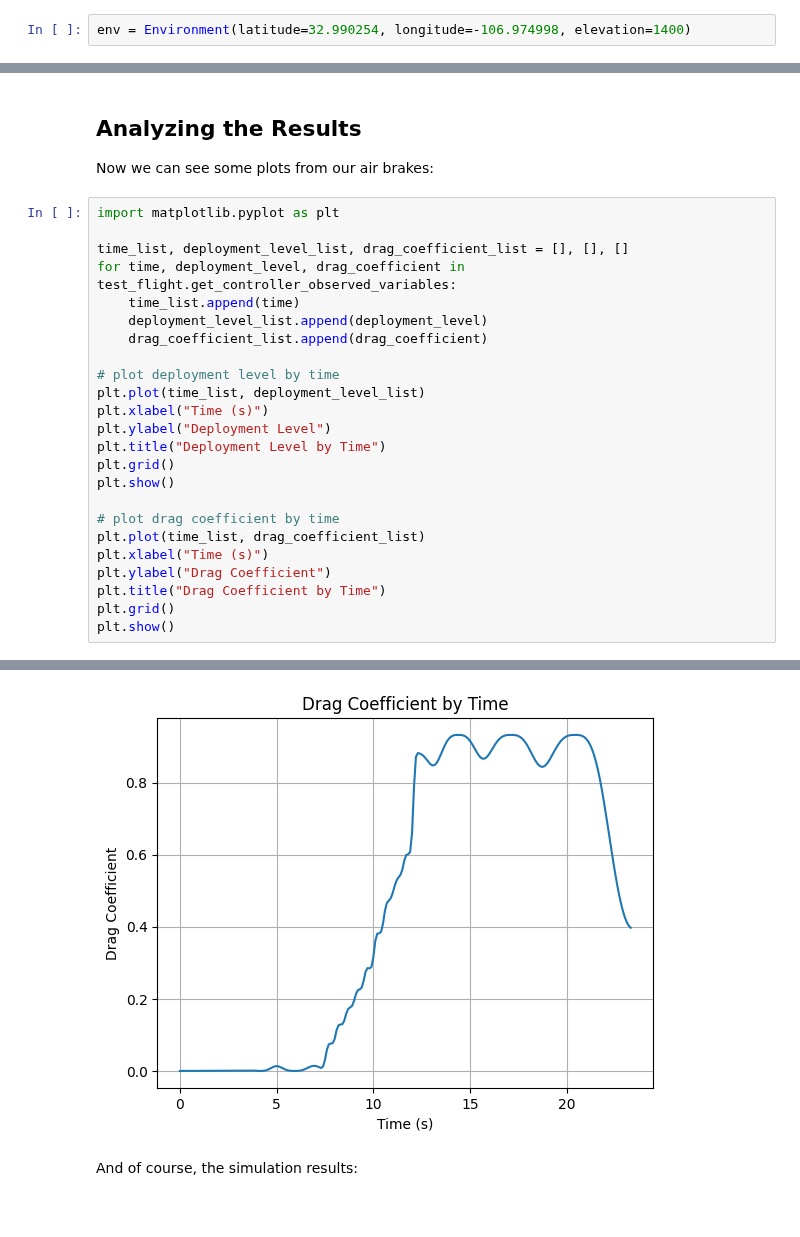
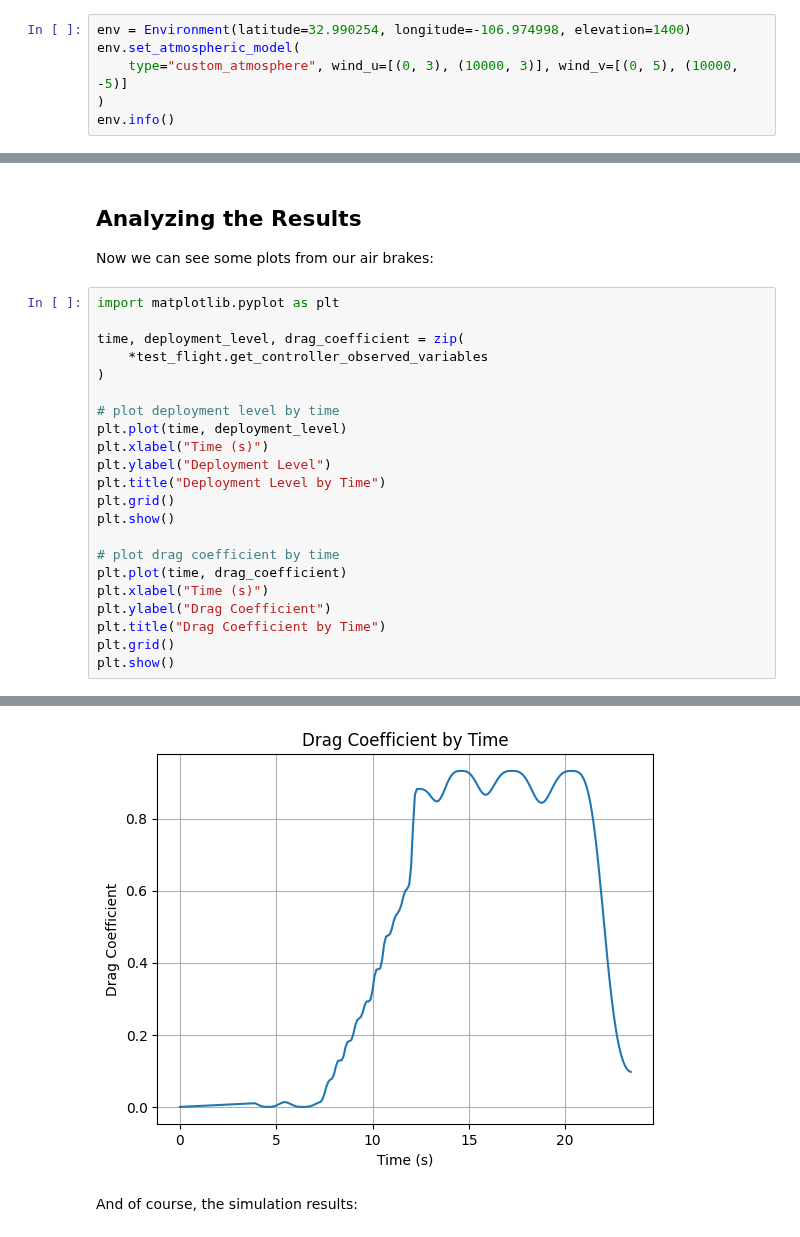
Before and after one commit to RocketPy-Team/RocketPy, a Jupyter notebook: docs/notebooks/air_brakes_example.ipynb, the cells around one changed output, grey strips where cells are left out. Drawn from its saved outputs; the diff is of its cells as text.

```diff
--- a/docs/notebooks/air_brakes_example.ipynb
+++ b/docs/notebooks/air_brakes_example.ipynb
@@ -6,3 +7,7 @@ from rocketpy import Environment, SolidMotor, Rocket, Flight, Function
 %matplotlib inline
 # %%
 env = Environment(latitude=32.990254, longitude=-106.974998, elevation=1400)
+env.set_atmospheric_model(
+    type="custom_atmosphere", wind_u=[(0, 3), (10000, 3)], wind_v=[(0, 5), (10000, -5)]
+)
+env.info()
@@ -141,30 +166,28 @@ Now we can see some plots from our air brakes:
 # %%
 import matplotlib.pyplot as plt
 
-time_list, deployment_level_list, drag_coefficient_list = [], [], []
-for time, deployment_level, drag_coefficient in test_flight.get_controller_observed_variables:
-    time_list.append(time)
-    deployment_level_list.append(deployment_level)
-    drag_coefficient_list.append(drag_coefficient)
+time, deployment_level, drag_coefficient = zip(
+    *test_flight.get_controller_observed_variables
+)
 
 # plot deployment level by time
-plt.plot(time_list, deployment_level_list)
+plt.plot(time, deployment_level)
 plt.xlabel("Time (s)")
 plt.ylabel("Deployment Level")
 plt.title("Deployment Level by Time")
 plt.grid()
 plt.show()
 
 # plot drag coefficient by time
-plt.plot(time_list, drag_coefficient_list)
+plt.plot(time, drag_coefficient)
 plt.xlabel("Time (s)")
 plt.ylabel("Drag Coefficient")
 plt.title("Drag Coefficient by Time")
 plt.grid()
 plt.show()
 # %% [output]
 [figure]
-[figure, old version]
+[figure, new version]
 # %% [markdown]
 And of course, the simulation results:
 # %%
```
Also changed, not shown: parts of 4 cells of this notebook.
